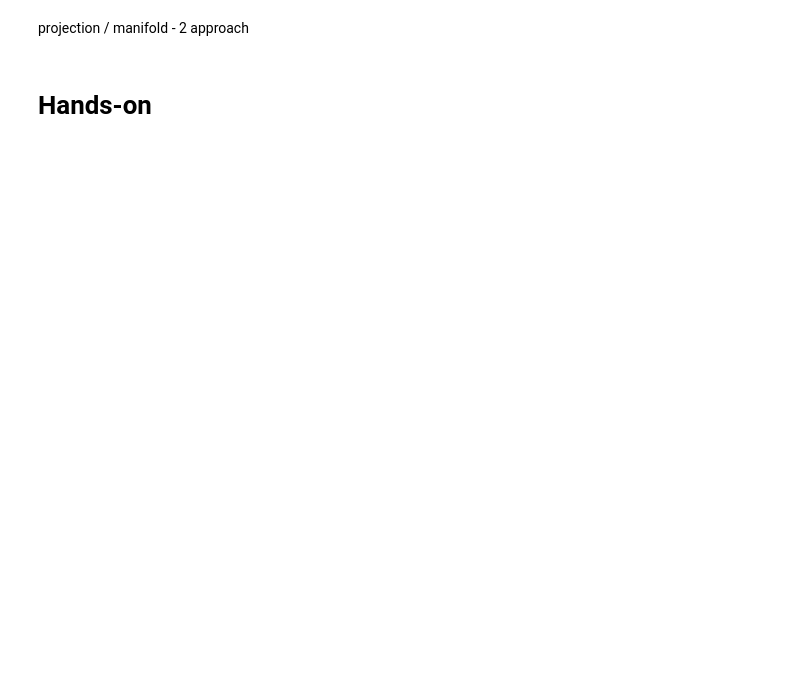
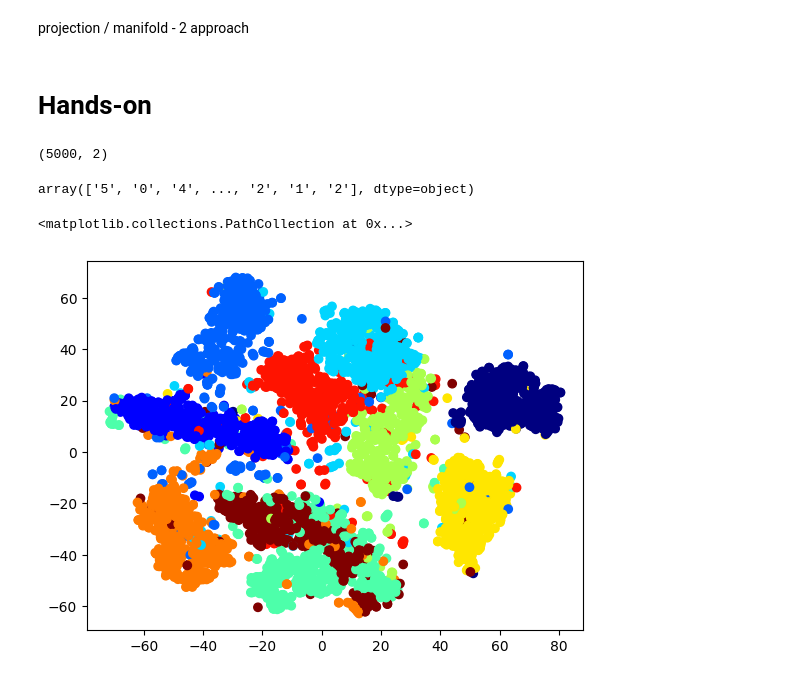
Before and after one commit to databyhuseyn/MachineLearning, a Jupyter notebook: dimensionality_reduction.ipynb, the cells around one changed output. Drawn from its saved outputs; the diff is of its cells as text; code cells hidden in the pictures; blank space fills up the shorter version.

```diff
--- a/dimensionality_reduction.ipynb
+++ b/dimensionality_reduction.ipynb
@@ -258,2 +279,13 @@ result = tsne.fit_transform(X_train[:5000])
+# %%
+result.shape
+# %% [output]
+(5000, 2)
+# %%
+y_train[:5000]
+# %% [output]
+array(['5', '0', '4', ..., '2', '1', '2'], dtype=object)
 # %%
-plt.scatter(result, y_train[:5000])
+plt.scatter(result[:,0], result[:,1], c=list(map(lambda x: int(x), y_train[:5000])), cmap='jet')
+# %% [output]
+<matplotlib.collections.PathCollection at 0x...>
+[figure, added]
```
Also changed, not shown: parts of 10 cells of this notebook.
